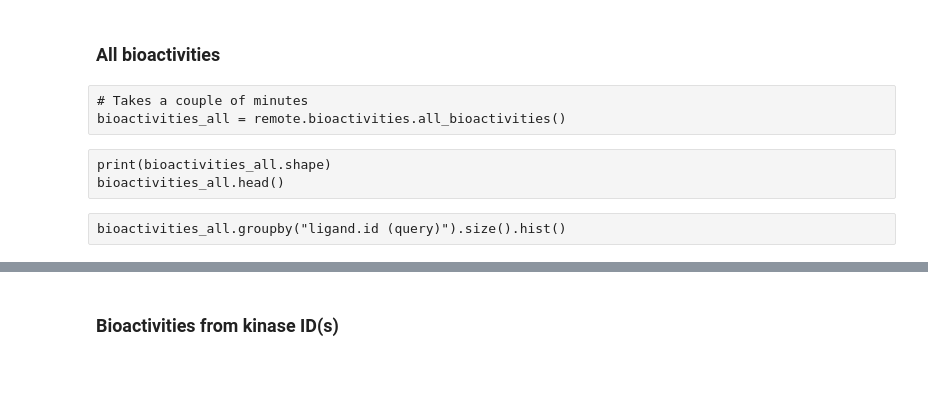
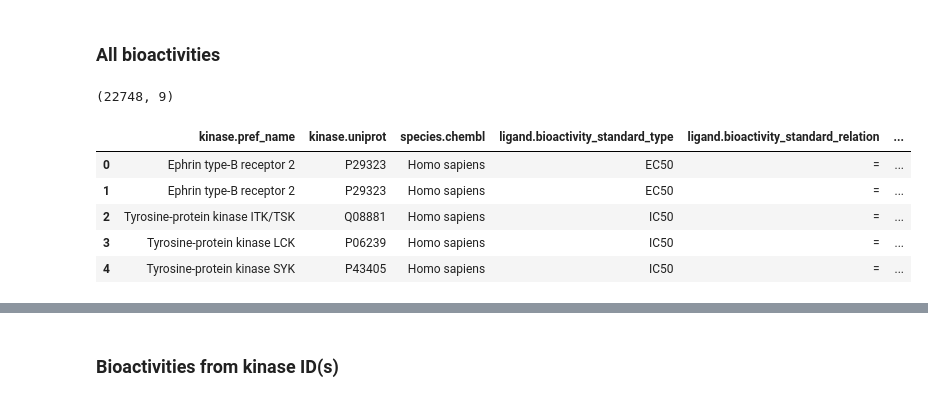
Before and after one commit to volkamerlab/opencadd, a Jupyter notebook: docs/tutorials/databases_klifs_new_api.ipynb, the cells around one changed output, grey strips where cells are left out. Cells and saved outputs as stored; diff of their text form; code cells hidden in the pictures; blank space fills up the shorter version.

```diff
--- a/docs/tutorials/databases_klifs_new_api.ipynb
+++ b/docs/tutorials/databases_klifs_new_api.ipynb
@@ -541,11 +591,16 @@ local.structures.from_kinase_names(["BMX", "Abl1"])  # ABL1
 ## Bioactivities
 # %% [markdown]
 ### All bioactivities
-# %% [raw]
-# Takes a couple of minutes
-bioactivities_all = remote.bioactivities.all_bioactivities()
-# %% [raw]
-print(bioactivities_all.shape)
-bioactivities_all.head()
-# %% [raw]
-bioactivities_all.groupby("ligand.id (query)").size().hist()
+# %%
+# Takes a couple of minutes
+bioactivities_all = remote.bioactivities.all_bioactivities()
+print(bioactivities_all.shape)
+bioactivities_all.head()
+# %% [output]
+(22748, 9)
+|  | kinase.pref_name | kinase.uniprot | species.chembl | ligand.bioactivity_standard_type | ligand.bioactivity_standard_relation | ... |
+| 0 | Ephrin type-B receptor 2 | P29323 | Homo sapiens | EC50 | = | ... |
+| 1 | Ephrin type-B receptor 2 | P29323 | Homo sapiens | EC50 | = | ... |
+| 2 | Tyrosine-protein kinase ITK/TSK | Q08881 | Homo sapiens | IC50 | = | ... |
+| 3 | Tyrosine-protein kinase LCK | P06239 | Homo sapiens | IC50 | = | ... |
+| 4 | Tyrosine-protein kinase SYK | P43405 | Homo sapiens | IC50 | = | ... |
```
Also changed, not shown: parts of 45 cells of this notebook.
